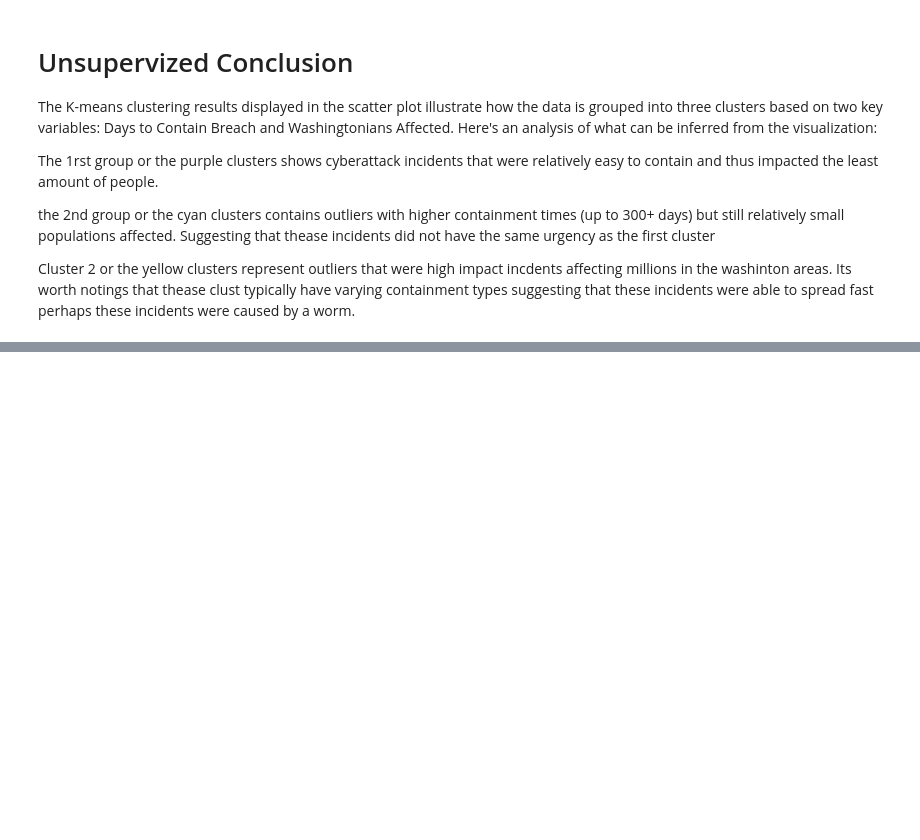
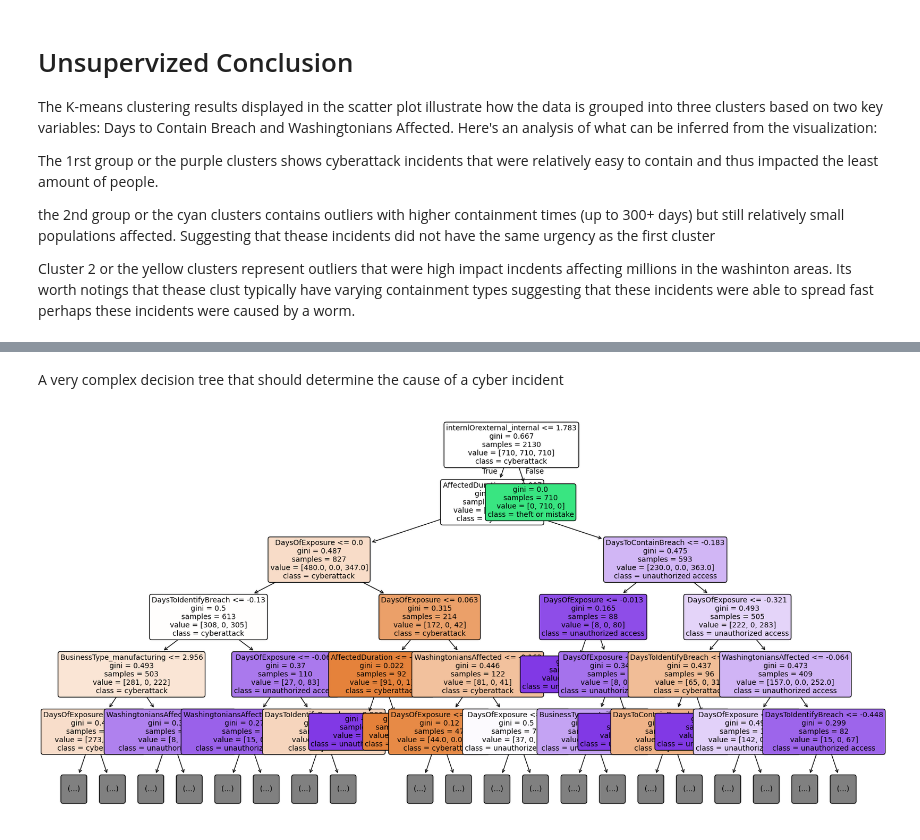
Before and after one commit to tgarcia14/DigitalBuilders, a Jupyter notebook: Final.ipynb, the cells around one changed output, grey strips where cells are left out. Drawn from its saved outputs; the diff is of its cells as text; code cells hidden in the pictures; blank space fills up the shorter version.

```diff
--- a/Final.ipynb
+++ b/Final.ipynb
@@ -941,0 +960,80 @@ Cluster 2 or the yellow clusters represent outliers that were high impact incden
+# %% [markdown]
+A very complex decision tree that should determine the cause of a cyber incident
+# %%
+# prompt: Create and train the Decision Tree
+
+from sklearn.tree import DecisionTreeClassifier
+from sklearn.preprocessing import OneHotEncoder, StandardScaler
+from sklearn.model_selection import train_test_split
+from imblearn.over_sampling import SMOTE
+from sklearn.metrics import accuracy_score, classification_report, confusion_matrix
+from sklearn.tree import plot_tree
+import matplotlib.pyplot as plt
+
+# ... (Your existing code for data loading and preprocessing) ...
+
+# Define features and target
+X = cleaned_df[['DaysToContainBreach','DaysToIdentifyBreach', 'DaysOfExposure','WashingtoniansAffected','AffectedDuration', 'BusinessType','internlOrexternal']]
+y = cleaned_df['DataBreachCause']
+
+# Split data into training and testing sets
+X_train, X_test, y_train, y_test = train_test_split(X, y, test_size=0.2, random_state=42)
+
+# One-hot encode categorical features
+encoder = OneHotEncoder(sparse_output=False, handle_unknown='ignore')
+categorical_features = ['BusinessType', 'internlOrexternal']
+X_train_encoded = encoder.fit_transform(X_train[categorical_features])
+X_test_encoded = encoder.transform(X_test[categorical_features])
+encoded_feature_names = encoder.get_feature_names_out(categorical_features)
+
+X_train_encoded_df = pd.DataFrame(X_train_encoded, columns=encoded_feature_names, index=X_train.index)
+X_test_encoded_df = pd.DataFrame(X_test_encoded, columns=encoded_feature_names, index=X_test.index)
+
+X_train = pd.concat([X_train.drop(categorical_features, axis=1), X_train_encoded_df], axis=1)
+X_test = pd.concat([X_test.drop(categorical_features, axis=1), X_test_encoded_df], axis=1)
+
+
+# Feature scaling
+scaler = StandardScaler()
+X_train = scaler.fit_transform(X_train)
+X_test = scaler.transform(X_test)
+
+# Apply SMOTE
+smote = SMOTE(random_state=42)
+X_train_resampled, y_train_resampled = smote.fit_resample(X_train, y_train)
+
+# Create and train the Decision Tree classifier
+dt_classifier = DecisionTreeClassifier(random_state=42) # You can tune hyperparameters here
+dt_classifier.fit(X_train_resampled, y_train_resampled)
+
+# Make predictions
+y_pred = dt_classifier.predict(X_test)
+
+# Get feature names before scaling
+original_feature_names = X.columns  # Assuming 'X' is your original DataFrame before scaling
+
+# Assuming 'categorical_features' is defined earlier in your code
+# Get the numerical feature names
+numerical_features = [col for col in original_feature_names if col not in categorical_features]
+
+# Combine numerical and encoded feature names
+all_feature_names = numerical_features + list(encoded_feature_names)
+
+plt.figure(figsize=(20, 10))  # Increase figure size
+
+plot_tree(dt_classifier,
+          feature_names=all_feature_names,
+          class_names=dt_classifier.classes_,
+          filled=True,
+          rounded=True,
+          fontsize=10,  # Adjust fontsize for better readability
+          max_depth=5)  # Limit the depth of the tree displayed for better visualization
+plt.show()
+
+# Evaluate the model
+accuracy = accuracy_score(y_test, y_pred)
+print(f"Accuracy: {accuracy}")
+print(classification_report(y_test, y_pred))
+print(confusion_matrix(y_test, y_pred))
+# %% [output]
+[figure, added]
```
Also changed, not shown: parts of 5 cells of this notebook.
